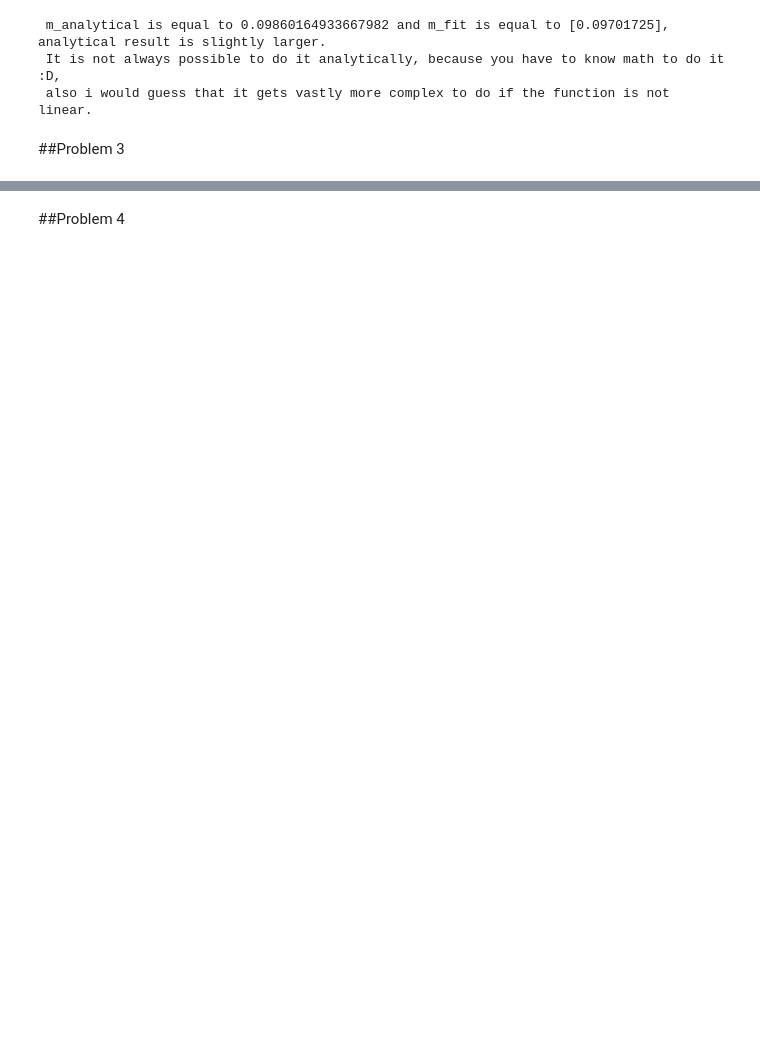
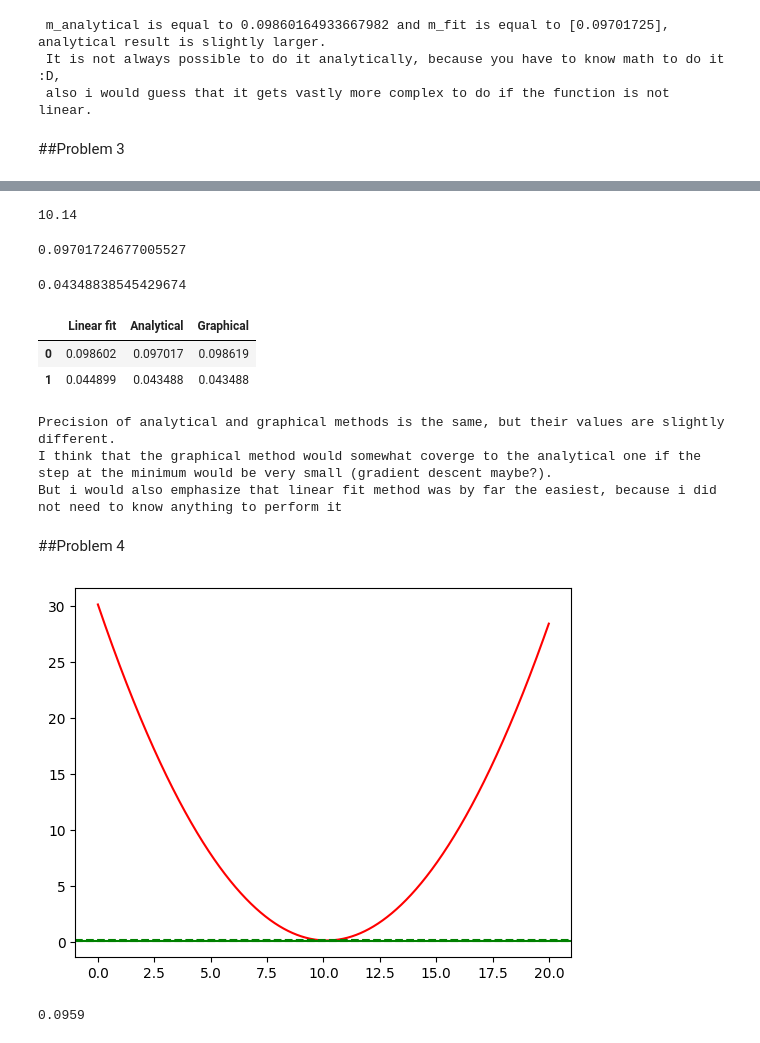
Before and after one commit to nebuus/Stat_methods, a Jupyter notebook: Statistical_methods_in_data_analysis_S2_S3.ipynb, the cells around one changed output, grey strips where cells are left out. Drawn from its saved outputs; the diff is of its cells as text; code cells hidden in the pictures; blank space fills up the shorter version.

```diff
--- a/Statistical_methods_in_data_analysis_S2_S3.ipynb
+++ b/Statistical_methods_in_data_analysis_S2_S3.ipynb
@@ -222,2 +240,59 @@ print(m_ideal)
+# %%
+indmin = np.argmin(chis)
+theta_min = thetas[indmin]
+
+theta_min
+# %% [output]
+10.14
+# %%
+mass_3 = 1/theta_min
+# %%
+mass[0]
+# %% [output]
+0.09701724677005527
+# %%
+residuals_3 = sum((df['F']/mass_3-df['a'])**2)
+error_3 = np.sqrt((residuals_3/4))/(sum(df['F']**2)) #divided by 4 because n=5 and optimized parameter is 1
+error_3 # I am not sure about this one
+# %% [output]
+0.04348838545429674
+# %%
+mases = {'Linear fit': [m_hat, error_1], 'Analytical': [mass[0], error_2], 'Graphical': [mass_3, error_3]}
+df_mases = pd.DataFrame(data=mases)
+df_mases
+# %% [output]
+|  | Linear fit | Analytical | Graphical |
+| 0 | 0.098602 | 0.097017 | 0.098619 |
+| 1 | 0.044899 | 0.043488 | 0.043488 |
+# %%
+print("Precision of analytical and graphical methods is the same, but their values are slightly different. \nI think that the graphical method would somewhat coverge to the analytical one if the step at the minimum would be very small (gradient descent maybe?). \nBut i would also emphasize that linear fit method was by far the easiest, because i did not need to know anything to perform it")
+# %% [output]
+Precision of analytical and graphical methods is the same, but their values are slightly different.
+I think that the graphical method would somewhat coverge to the analytical one if the step at the minimum would be very small (gradient descent maybe?).
+But i would also emphasize that linear fit method was by far the easiest, because i did not need to know anything to perform it
 # %% [markdown]
 ##Problem 4
+# %%
+plt.plot(thetas, chis, color='r')
+plt.axhline(y=mass_3,color='g')
+plt.axhline(y=mass_3-error_3,color='g', linestyle='dashed')
+plt.axhline(y=mass_3+error_3,color='g', linestyle='dashed')
+#plt.fill_between(thetas, y=mass_3-error_3, y=mass_3+error_3)
+plt.show()
+#plt.ylabel('chi value') #for some reason i cant add labels
+#plt.xlabel('theta value')
+# %% [output]
+[figure, added]
+# %%
+# Cant remember what this was, but ill just leave it here
+m_ideal = 0
+chi_value = 100000000
+potential_ms = np.arange(0, 0.2, 0.0001)
+for x in potential_ms:
+  chi_value_new = sum((df['m'] - x)**2 / df['m_err']**2)
+  if chi_value_new < chi_value:
+    m_ideal = x
+    chi_value = chi_value_new
+print(m_ideal)
+# %% [output]
+0.0959
```
Also changed, not shown: parts of 12 cells of this notebook.
